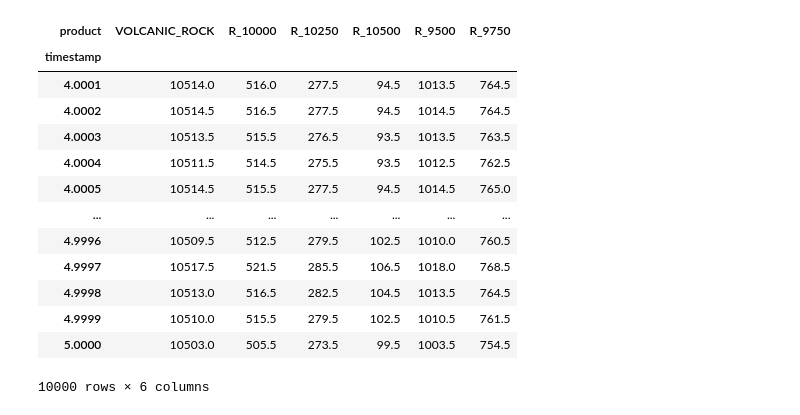
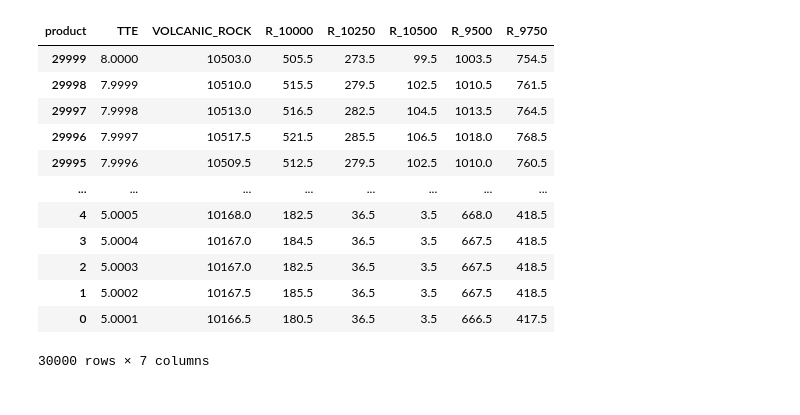
Before and after one commit to naveen-mukkatt/IMC-Prosperity-3, a Jupyter notebook: testing_util/bsm.ipynb, the cells around one changed output. Drawn from its saved outputs; the diff is of its cells as text; code cells hidden in the pictures.

```diff
--- a/testing_util/bsm.ipynb
+++ b/testing_util/bsm.ipynb
@@ -4,14 +4,22 @@ import numpy as np
 import matplotlib.pyplot as plt
 import statistics, math
 # %%
-r3_df = pd.read_csv("..\\data\\round3\\prices_round_3_day_0.csv", sep=';')
+r3_df = pd.concat(
+    [
+        pd.read_csv(f"..\\data\\round3\\prices_round_3_day_{i}.csv", sep=';')
+        .assign(timestamp=lambda df: (i * 1_000_000 + df['timestamp']))
+        for i in range(3)
+    ],
+    ignore_index=True
+)
+
 # get all columns that start with "VOLCANIC_ROCK"
 rock_df = r3_df[r3_df['product'].str.startswith("VOLCANIC_ROCK")].copy()
 
 def TTE(timestamp):
-    return 5 - timestamp/1000000
+    return 8 - timestamp/1000000
 
-rock_df["timestamp"] = rock_df["timestamp"].apply(TTE)
+rock_df["TTE"] = rock_df["timestamp"].apply(TTE)
 rock_df
 # %% [output]
 |  | day | timestamp | product | bid_price_1 | bid_volume_1 | bid_price_2 | bid_volume_2 | bid_price_3 | ... |
@@ -30,20 +38,22 @@ rock_df
 # %%
-pivot = rock_df.pivot(index='timestamp',
+pivot = rock_df.pivot(index='TTE',
                     columns='product',
                     values='mid_price')
 pivot.columns = pivot.columns.str.replace('VOLCANIC_ROCK_VOUCHE', '')
+pivot = pivot.reset_index()
+pivot = pivot.sort_values(by='TTE', ascending=False)
+pivot
 # %% [output]
-| product | VOLCANIC_ROCK | R_10000 | R_10250 | R_10500 | R_9500 | R_9750 |
-| timestamp |  |  |  |  |  |  |
-| 4.0001 | 10514.0 | 516.0 | 277.5 | 94.5 | 1013.5 | 764.5 |
-| 4.0002 | 10514.5 | 516.5 | 277.5 | 94.5 | 1014.5 | 764.5 |
-| 4.0003 | 10513.5 | 515.5 | 276.5 | 93.5 | 1013.5 | 763.5 |
-| 4.0004 | 10511.5 | 514.5 | 275.5 | 93.5 | 1012.5 | 762.5 |
-| 4.0005 | 10514.5 | 515.5 | 277.5 | 94.5 | 1014.5 | 765.0 |
-| ... | ... | ... | ... | ... | ... | ... |
-| 4.9996 | 10509.5 | 512.5 | 279.5 | 102.5 | 1010.0 | 760.5 |
-| 4.9997 | 10517.5 | 521.5 | 285.5 | 106.5 | 1018.0 | 768.5 |
-| 4.9998 | 10513.0 | 516.5 | 282.5 | 104.5 | 1013.5 | 764.5 |
-| 4.9999 | 10510.0 | 515.5 | 279.5 | 102.5 | 1010.5 | 761.5 |
-| 5.0000 | 10503.0 | 505.5 | 273.5 | 99.5 | 1003.5 | 754.5 |
+| product | TTE | VOLCANIC_ROCK | R_10000 | R_10250 | R_10500 | R_9500 | R_9750 |
+| 29999 | 8.0000 | 10503.0 | 505.5 | 273.5 | 99.5 | 1003.5 | 754.5 |
+| 29998 | 7.9999 | 10510.0 | 515.5 | 279.5 | 102.5 | 1010.5 | 761.5 |
+| 29997 | 7.9998 | 10513.0 | 516.5 | 282.5 | 104.5 | 1013.5 | 764.5 |
+| 29996 | 7.9997 | 10517.5 | 521.5 | 285.5 | 106.5 | 1018.0 | 768.5 |
+| 29995 | 7.9996 | 10509.5 | 512.5 | 279.5 | 102.5 | 1010.0 | 760.5 |
+| ... | ... | ... | ... | ... | ... | ... | ... |
+| 4 | 5.0005 | 10168.0 | 182.5 | 36.5 | 3.5 | 668.0 | 418.5 |
+| 3 | 5.0004 | 10167.0 | 184.5 | 36.5 | 3.5 | 667.5 | 418.5 |
+| 2 | 5.0003 | 10167.0 | 182.5 | 36.5 | 3.5 | 667.5 | 418.5 |
+| 1 | 5.0002 | 10167.5 | 185.5 | 36.5 | 3.5 | 667.5 | 418.5 |
+| 0 | 5.0001 | 10166.5 | 180.5 | 36.5 | 3.5 | 666.5 | 417.5 |
-10000 rows × 6 columns
+30000 rows × 7 columns
```
Also changed, not shown: parts of 18 cells of this notebook, 2 other files.
